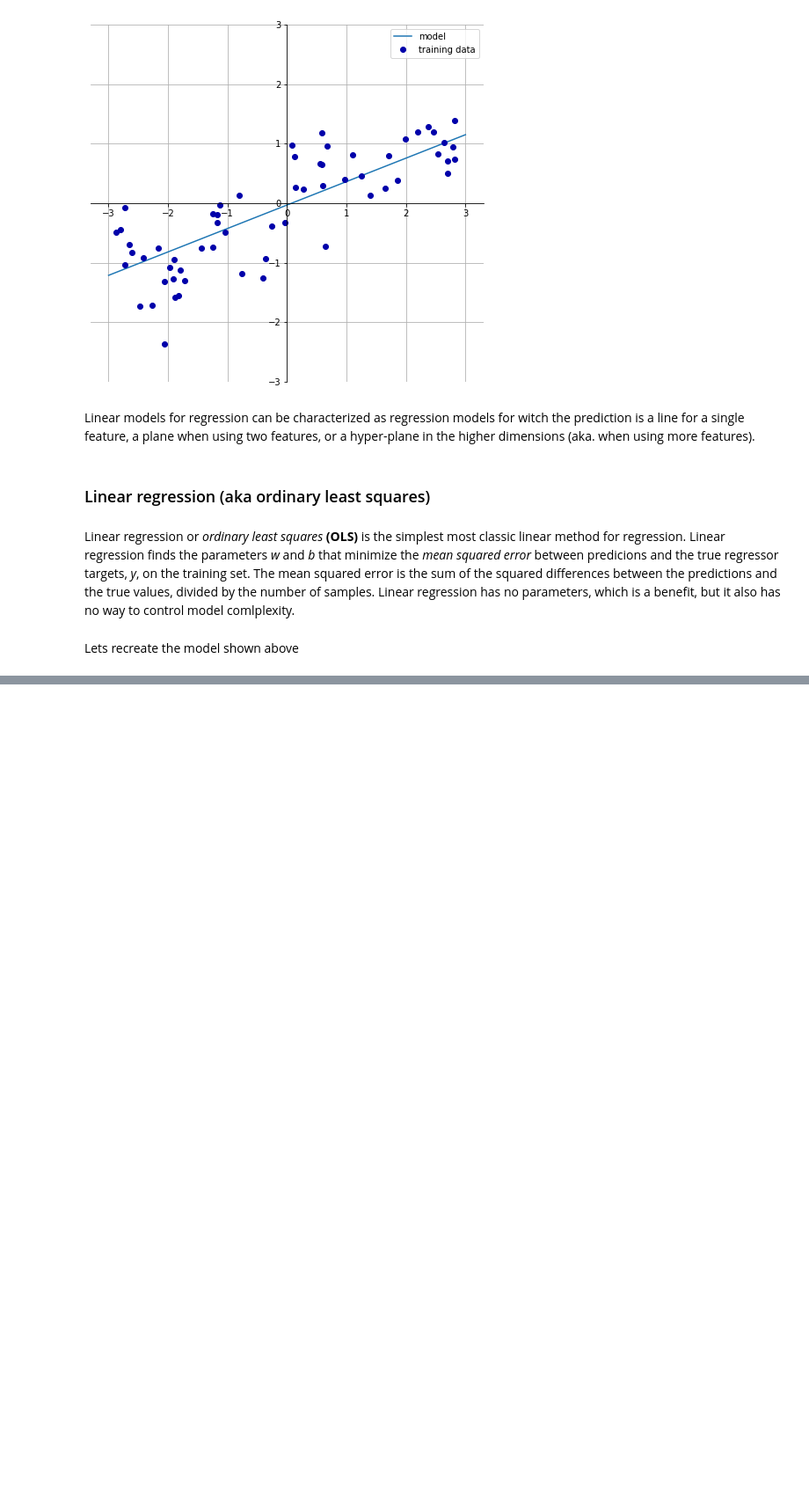
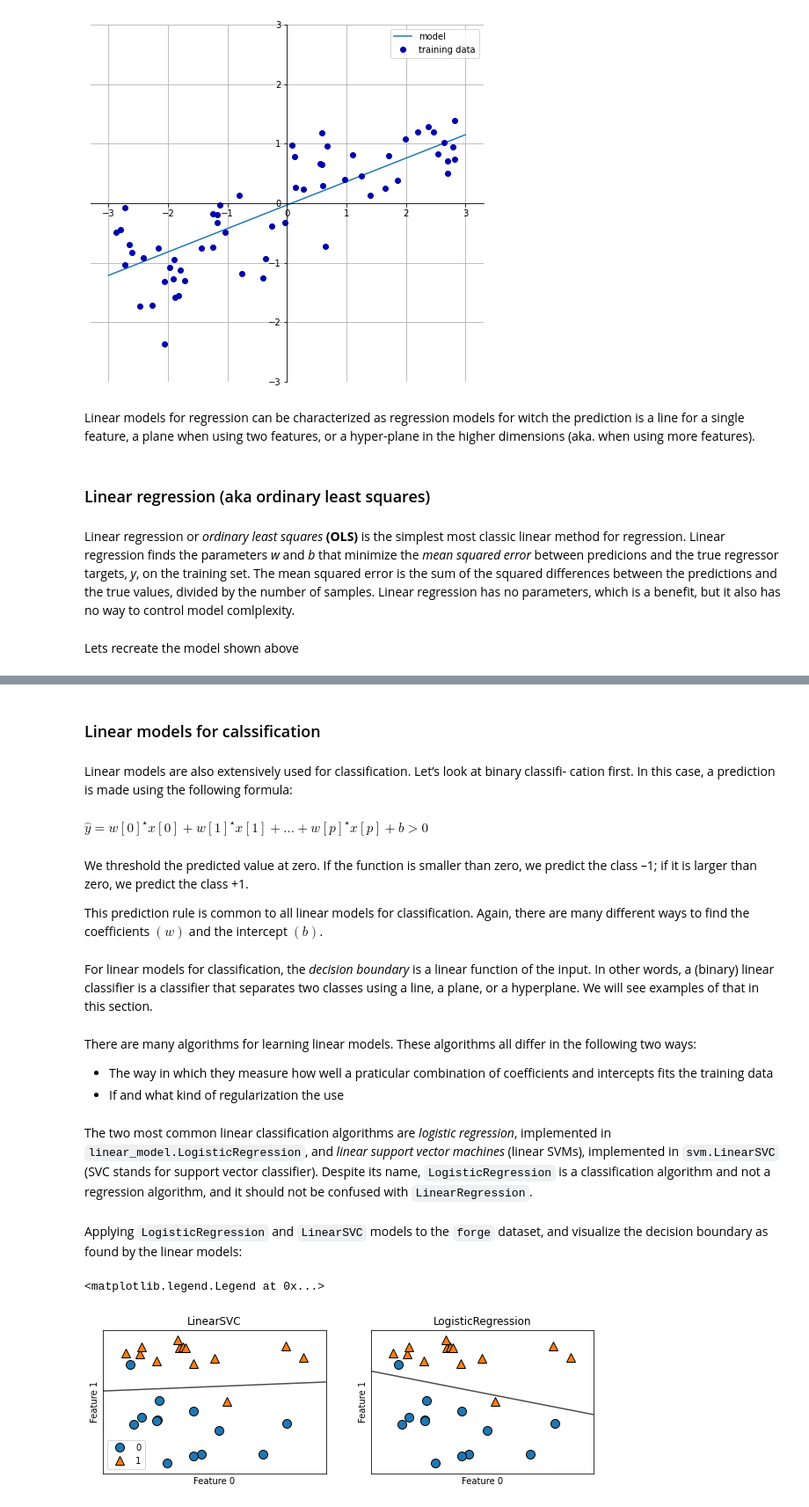
Before and after one commit to snorrealv/machine-learning_284, a Jupyter notebook: chapter2_examples.ipynb, the cells around one changed output, grey strips where cells are left out. Shown at 88% size. Drawn from its saved outputs; the diff is of its cells as text; code cells hidden in the pictures; blank space fills up the shorter version.

```diff
--- a/chapter2_examples.ipynb
+++ b/chapter2_examples.ipynb
@@ -303,0 +450,49 @@ print()
+# %% [markdown]
+### Linear models for calssification
+# %% [markdown]
+Linear models are also extensively used for classification. Let’s look at binary classifi‐ cation first. In this case, a prediction is made using the following formula:
+# %%
+from IPython.display import display, Math
+import sympy as sym
+sym.init_printing()
+import numpy as np
+
+x,w,b = sym.symbols('x,w,b')
+
+display(Math("\hat{y} = w[0]^{\star} x[0] + w[1]^{\star} x[1]+ ... + w[p]^{\star}x[p]+b > 0"))
+# %% [output]
+$\displaystyle \hat{y} = w[0]^{\star} x[0] + w[1]^{\star} x[1]+ ... + w[p]^{\star}x[p]+b > 0$
+# %% [markdown]
+We threshold the predicted value at zero. If the function is smaller than zero, we predict the class –1; if it is larger than zero, we predict the class +1.
+
+This prediction rule is common to all linear models for classification. Again, there are many different ways to find the coefficients $(w)$ and the intercept $(b)$.
+# %% [markdown]
+For linear models for classification, the *decision boundary* is a linear function of the input. In other words, a (binary) linear classifier is a classifier that separates two classes using a line, a plane, or a hyperplane. We will see examples of that in this section.
+# %% [markdown]
+There are many algorithms for learning linear models. These algorithms all differ in the following two ways:
+ - The way in which they measure how well a praticular combination of coefficients and intercepts fits the training data
+ - If and what kind of regularization the use
+# %% [markdown]
+The two most common linear classification algorithms are *logistic regression*, implemented in `linear_model.LogisticRegression`, and *linear support vector machines* (linear SVMs), implemented in `svm.LinearSVC` (SVC stands for support vector classifier). Despite its name, `LogisticRegression` is a classification algorithm and not a regression algorithm, and it should not be confused with `LinearRegression`.
+# %% [markdown]
+Applying `LogisticRegression` and `LinearSVC` models to the `forge` dataset, and visualize the decision boundary as found by the linear models:
+# %%
+from sklearn.linear_model import LogisticRegression
+from sklearn.svm import LinearSVC
+from sklearn.datasets import make_blobs
+
+X, y = mglearn.datasets.make_forge()
+
+fig, axes = plt.subplots(1, 2, figsize=(10, 3))
+for model, ax in zip([LinearSVC(), LogisticRegression()], axes):
+    clf = model.fit(X, y)
+    mglearn.plots.plot_2d_separator(clf, X, fill=False, eps=0.5,
+                                    ax=ax, alpha=.7)
+    mglearn.discrete_scatter(X[:, 0], X[:, 1], y, ax=ax)
+    ax.set_title("{}".format(clf.__class__.__name__))
+    ax.set_xlabel("Feature 0")
+    ax.set_ylabel("Feature 1")
+axes[0].legend()
+# %% [output]
+<matplotlib.legend.Legend at 0x...>
+[figure, added]
```
Also changed, not shown: parts of 28 cells of this notebook.
